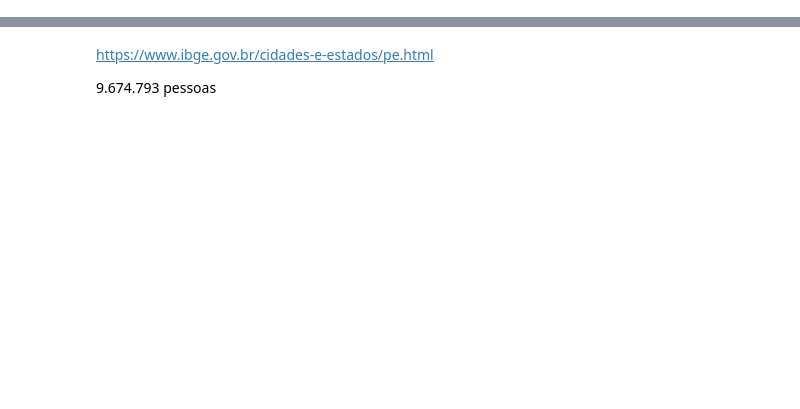
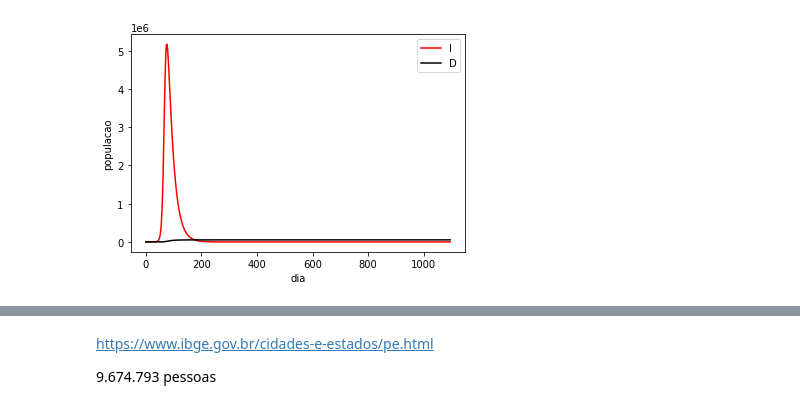
Before and after one commit to Raafm/Numerical-Methods-Data-science-Covid19-PE, a Jupyter notebook: MetodosP3.ipynb, the cells around one changed output, grey strips where cells are left out. Drawn from its saved outputs; the diff is of its cells as text; code cells hidden in the pictures; blank space fills up the shorter version.

```diff
--- a/MetodosP3.ipynb
+++ b/MetodosP3.ipynb
@@ -23,0 +181,4 @@ para o sigma:
+# %%
+modelo.plotInfectadosMortos()
+# %% [output]
+[figure, added]
```
Also changed, not shown: parts of 42 cells of this notebook.
